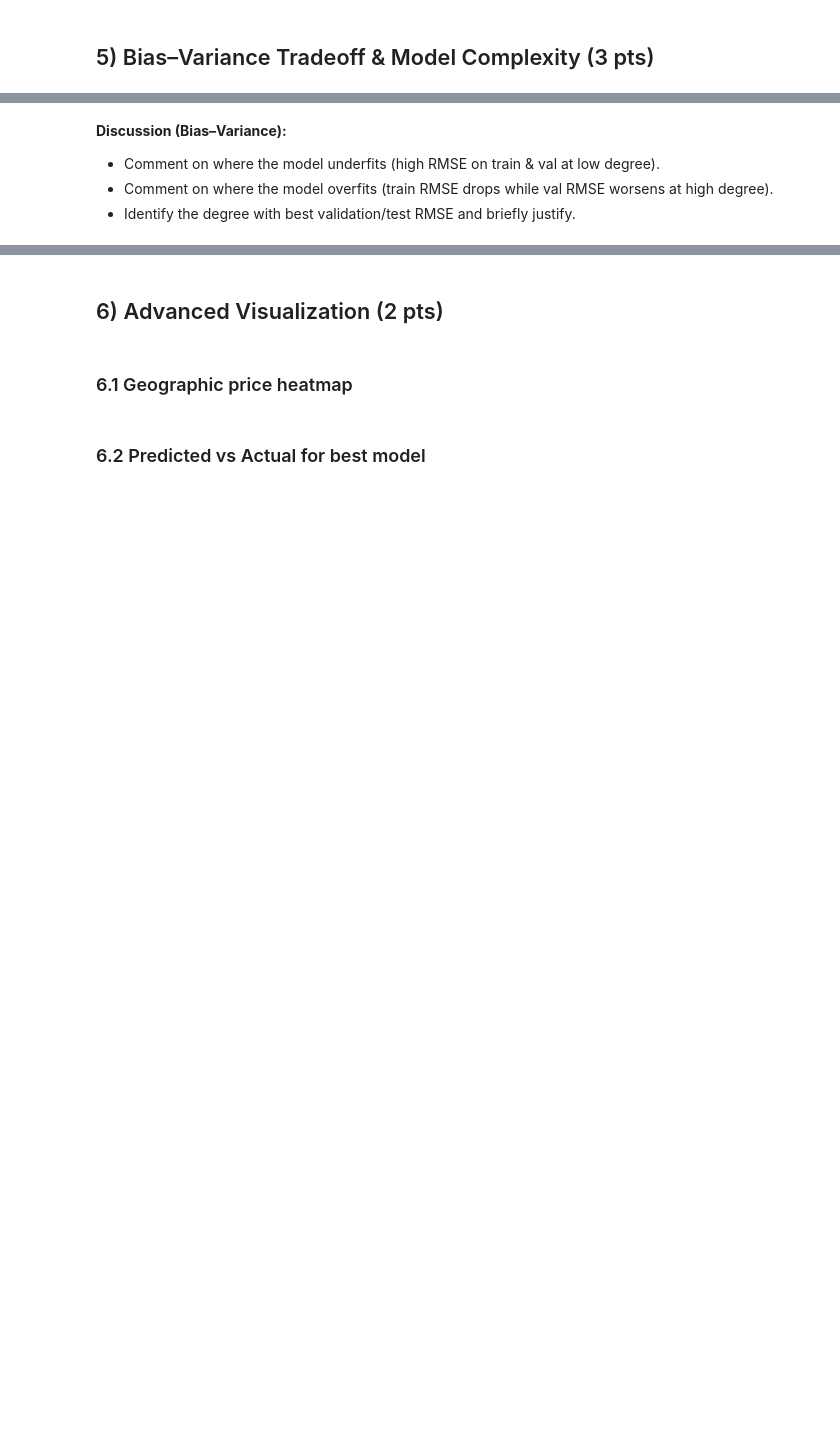
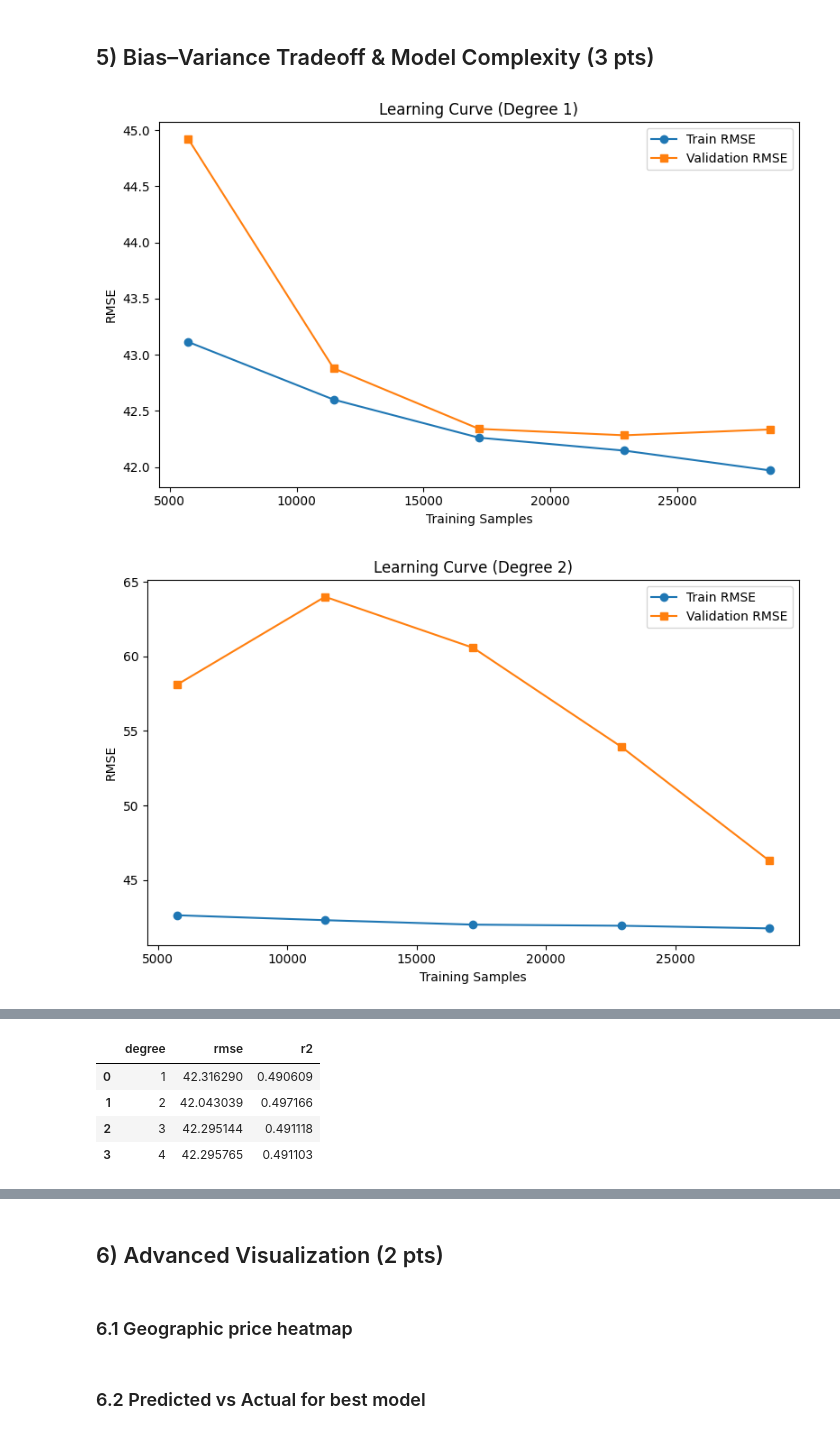
Before and after one commit to jayptz/Leetcode, a Jupyter notebook: ML/ML_A1.ipynb, the cells around one changed output, grey strips where cells are left out. Drawn from its saved outputs; the diff is of its cells as text; code cells hidden in the pictures; blank space fills up the shorter version.

```diff
--- a/ML/ML_A1.ipynb
+++ b/ML/ML_A1.ipynb
@@ -200,8 +232,8 @@ linreg = Pipeline(steps=[
 
 linreg.fit(X_train, y_train)
 y_pred = linreg.predict(X_test)
-rmse = mean_squared_error(y_test, y_pred, squared=False)
-mse = mean_squared_error(y_test, y_pred, squared=True)
+mse = mean_squared_error(y_test, y_pred)
+rmse = mse ** 0.5
 r2 = r2_score(y_test, y_pred)
 
-say(f"Baseline Linear Regression — RMSE: {rmse:.2f}, MSE: {mse:.2f}, R²: {r2:.3f}")
+print(f"RMSE: {rmse:.2f}, MSE: {mse:.2f}, R²: {r2:.3f}")
@@ -211,13 +249,18 @@ say(f"Baseline Linear Regression — RMSE: {rmse:.2f}, MSE: {mse:.2f}, R²: {r2:
 
 alphas = [0.01, 0.1, 1, 10, 100]
 
+def mse_and_rmse(y_true, y_pred):
+    mse = mean_squared_error(y_true, y_pred)
+    rmse = mse ** 0.5
+    return mse, rmse
+
+
 def eval_model(pipeline, name):
     pipeline.fit(X_train, y_train)
     pred = pipeline.predict(X_test)
-    rmse = mean_squared_error(y_test, pred, squared=False)
-    mse = mean_squared_error(y_test, pred, squared=True)
+    mse, rmse = mse_and_rmse(y_test, pred)
+
     r2 = r2_score(y_test, pred)
-    say(f"{name} → RMSE: {rmse:.2f}, MSE: {mse:.2f}, R²: {r2:.3f}")
     return {'model': name, 'rmse': rmse, 'mse': mse, 'r2': r2}
 
 # Lasso
@@ -242,52 +297,63 @@ display(results_df.reset_index(drop=True))
 ## 5) Bias–Variance Tradeoff & Model Complexity (3 pts)
 # %%
 
-# Prepare lists again (from baseline step)
+
+from sklearn.model_selection import learning_curve
+from sklearn.preprocessing import PolynomialFeatures
+from sklearn.pipeline import Pipeline
+
+def mse_and_rmse(y_true, y_pred):
+    mse = mean_squared_error(y_true, y_pred)
+    rmse = mse ** 0.5
+    return mse, rmse
+
 cat_cols = [c for c in feature_cols if X[c].dtype == 'object' or str(X[c].dtype).startswith('string')]
 num_cols = [c for c in feature_cols if c not in cat_cols]
 assert len(num_cols) > 0, "Need numeric predictors for polynomial features."
 
 def poly_pipeline(deg):
-    num_pipe = Pipeline([('poly', PolynomialFeatures(degree=deg, include_bias=False)),
-                         ('sc', StandardScaler())])
+    num_pipe = Pipeline([
+        ('poly', PolynomialFeatures(degree=deg, include_bias=False)),
+        ('sc', StandardScaler())
+    ])
     poly_ct = ColumnTransformer([
         ('num', num_pipe, num_cols),
         ('cat', OneHotEncoder(handle_unknown='ignore'), cat_cols)
     ])
     return Pipeline([('prep', poly_ct), ('model', LinearRegression())])
 
 degrees = [1, 2, 3, 4]
 poly_scores = []
 
 for d in degrees:
     pipe = poly_pipeline(d)
+
     train_sizes, train_scores, val_scores = learning_curve(
         estimator=pipe,
         X=X, y=y,
         cv=5,
         train_sizes=np.linspace(0.2, 1.0, 5),
         scoring='neg_mean_squared_error',
         n_jobs=-1
     )
     train_rmse = np.sqrt(-train_scores)
     val_rmse = np.sqrt(-val_scores)
 
     plt.figure()
     plt.plot(train_sizes, train_rmse.mean(axis=1), marker='o', label='Train RMSE')
     plt.plot(train_sizes, val_rmse.mean(axis=1), marker='s', label='Validation RMSE')
     plt.title(f'Learning Curve (Degree {d})')
-    plt.xlabel('Training Samples')
-    plt.ylabel('RMSE')
-    plt.legend()
-    plt.show()
+    plt.xlabel('Training Samples'); plt.ylabel('RMSE'); plt.legend()
+    plt.tight_layout(); plt.show()
 
-    # Final fit for test performance
     X_tr, X_te, y_tr, y_te = train_test_split(X, y, test_size=0.2, random_state=42)
     pipe.fit(X_tr, y_tr)
     preds = pipe.predict(X_te)
-    rmse = mean_squared_error(y_te, preds, squared=False)
+    _, rmse = mse_and_rmse(y_te, preds)
     r2 = r2_score(y_te, preds)
     poly_scores.append({'degree': d, 'rmse': rmse, 'r2': r2})
 
-poly_df = pd.DataFrame(poly_scores).sort_values('degree')
-display(poly_df)
+pd.DataFrame(poly_scores).sort_values('degree')
+# %% [output]
+[figure, added]
+[figure, added]
@@ -294,6 +362,5 @@ display(poly_df)
+|  | degree | rmse | r2 |
+| 0 | 1 | 42.316290 | 0.490609 |
+| 1 | 2 | 42.043039 | 0.497166 |
+| 2 | 3 | 42.295144 | 0.491118 |
+| 3 | 4 | 42.295765 | 0.491103 |
-# %% [markdown]
-
-**Discussion (Bias–Variance):**
-- Comment on where the model underfits (high RMSE on train & val at low degree).
-- Comment on where the model overfits (train RMSE drops while val RMSE worsens at high degree).
-- Identify the degree with best validation/test RMSE and briefly justify.
```
Also changed, not shown: parts of 23 cells of this notebook, 5 other files.
